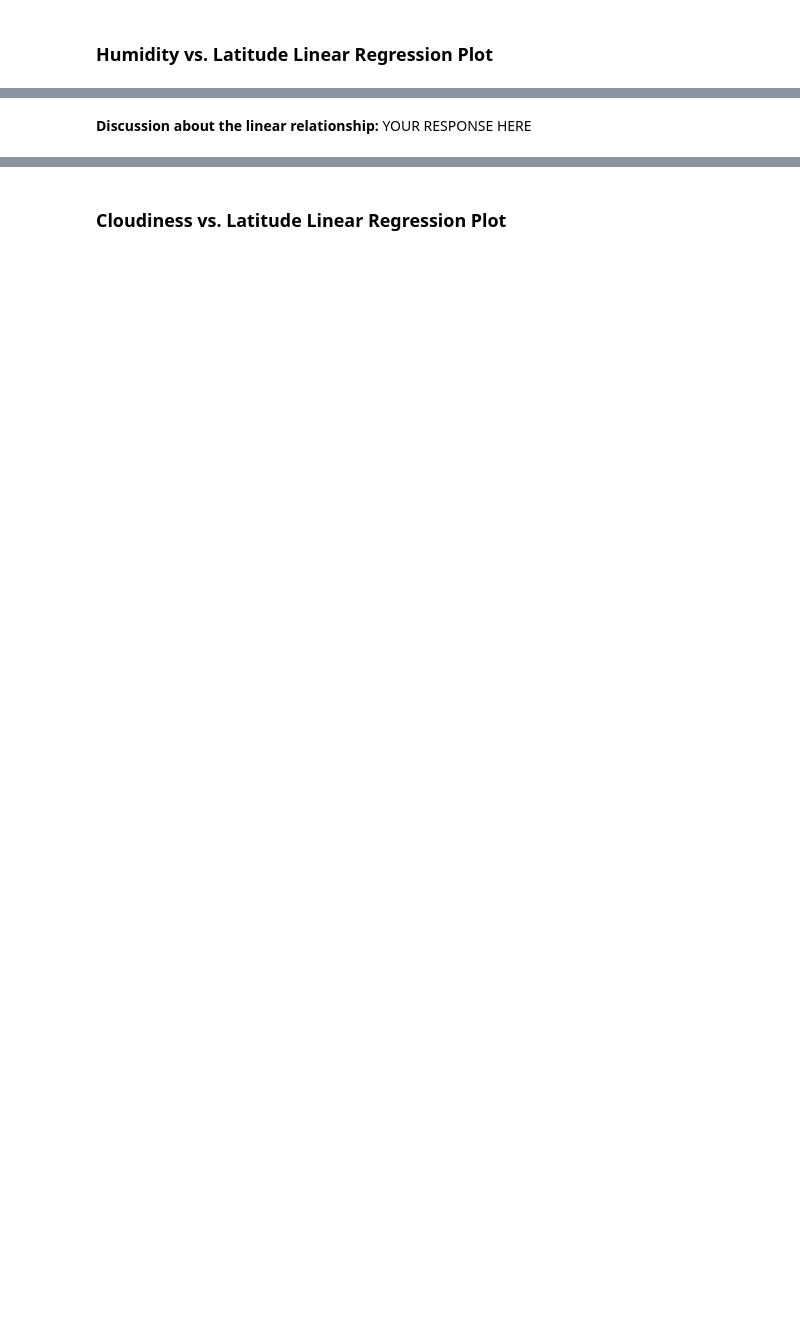
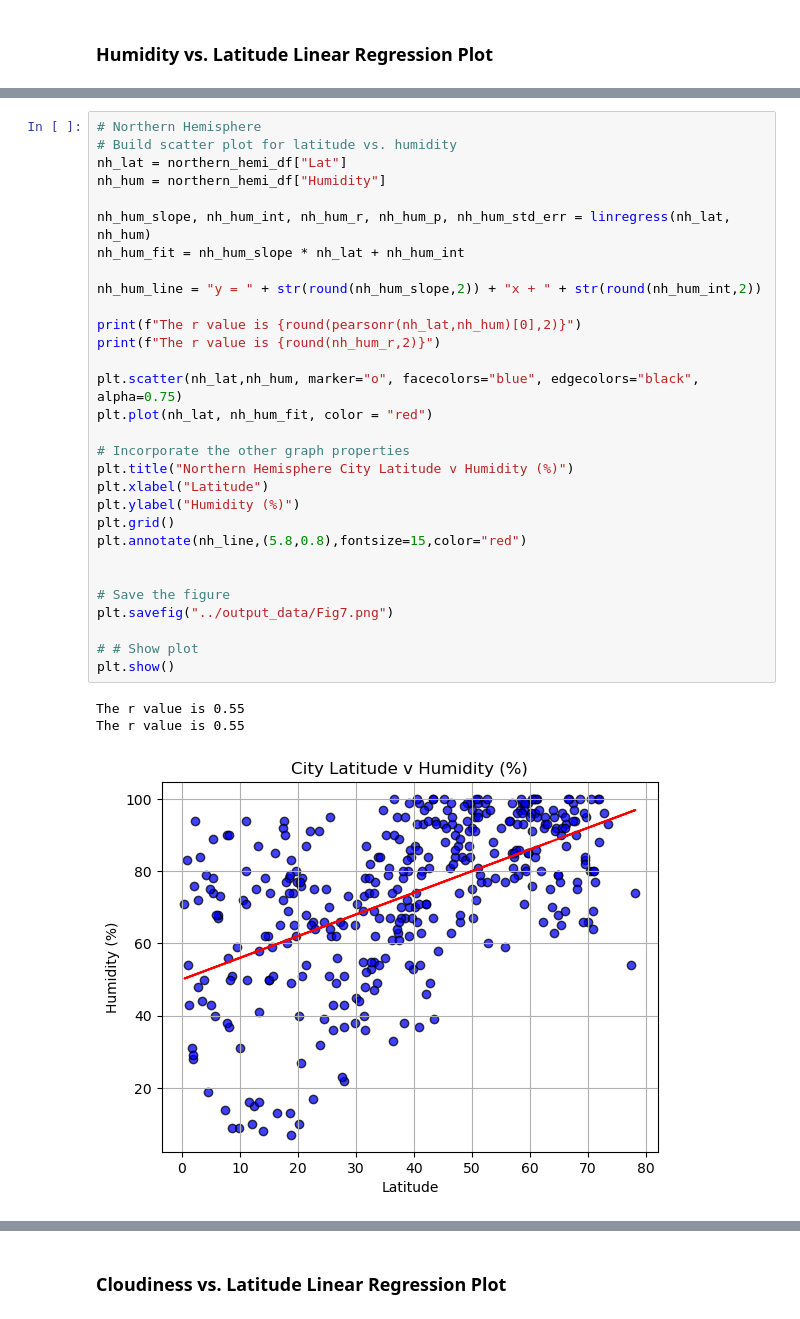
Before and after one commit to lilphonsdale/python-api-challenge, a Jupyter notebook: WeatherPy/WeatherPy.ipynb, the cells around one changed output, grey strips where cells are left out. Saved outputs shown, nothing was run; the diff lists cells and outputs as text; blank space fills up the shorter version.

```diff
--- a/WeatherPy/WeatherPy.ipynb
+++ b/WeatherPy/WeatherPy.ipynb
@@ -433,2 +457,34 @@ The r-value is: 0.0002808747046324607
-# %% [markdown]
-**Discussion about the linear relationship:** YOUR RESPONSE HERE
+# %%
+# Northern Hemisphere
+# Build scatter plot for latitude vs. humidity
+nh_lat = northern_hemi_df["Lat"]
+nh_hum = northern_hemi_df["Humidity"]
+
+nh_hum_slope, nh_hum_int, nh_hum_r, nh_hum_p, nh_hum_std_err = linregress(nh_lat, nh_hum)
+nh_hum_fit = nh_hum_slope * nh_lat + nh_hum_int
+
+nh_hum_line = "y = " + str(round(nh_hum_slope,2)) + "x + " + str(round(nh_hum_int,2))
+
+print(f"The r value is {round(pearsonr(nh_lat,nh_hum)[0],2)}")
+print(f"The r value is {round(nh_hum_r,2)}")
+
+plt.scatter(nh_lat,nh_hum, marker="o", facecolors="blue", edgecolors="black", alpha=0.75)
+plt.plot(nh_lat, nh_hum_fit, color = "red")
+
+# Incorporate the other graph properties
+plt.title("Northern Hemisphere City Latitude v Humidity (%)")
+plt.xlabel("Latitude")
+plt.ylabel("Humidity (%)")
+plt.grid()
+plt.annotate(nh_line,(5.8,0.8),fontsize=15,color="red")
+
+
+# Save the figure
+plt.savefig("../output_data/Fig7.png")
+
+# # Show plot
+plt.show()
+# %% [output]
+The r value is 0.55
+The r value is 0.55
+[figure, added]
```
Also changed, not shown: parts of 26 cells of this notebook, 8 other files.
